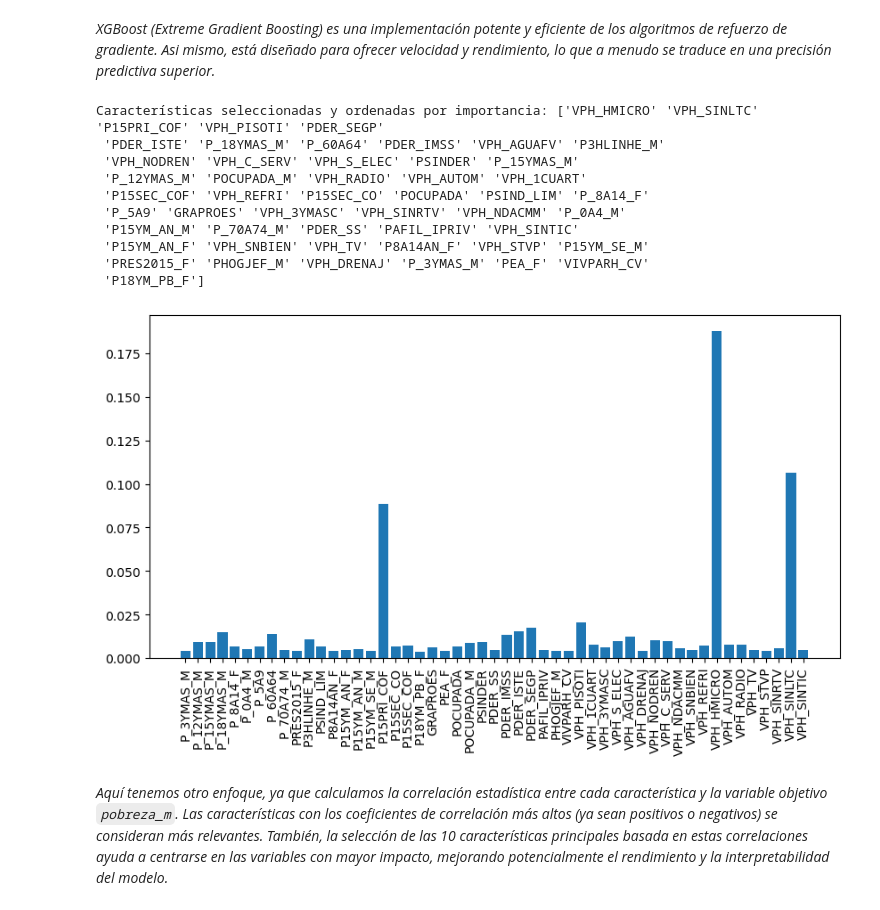
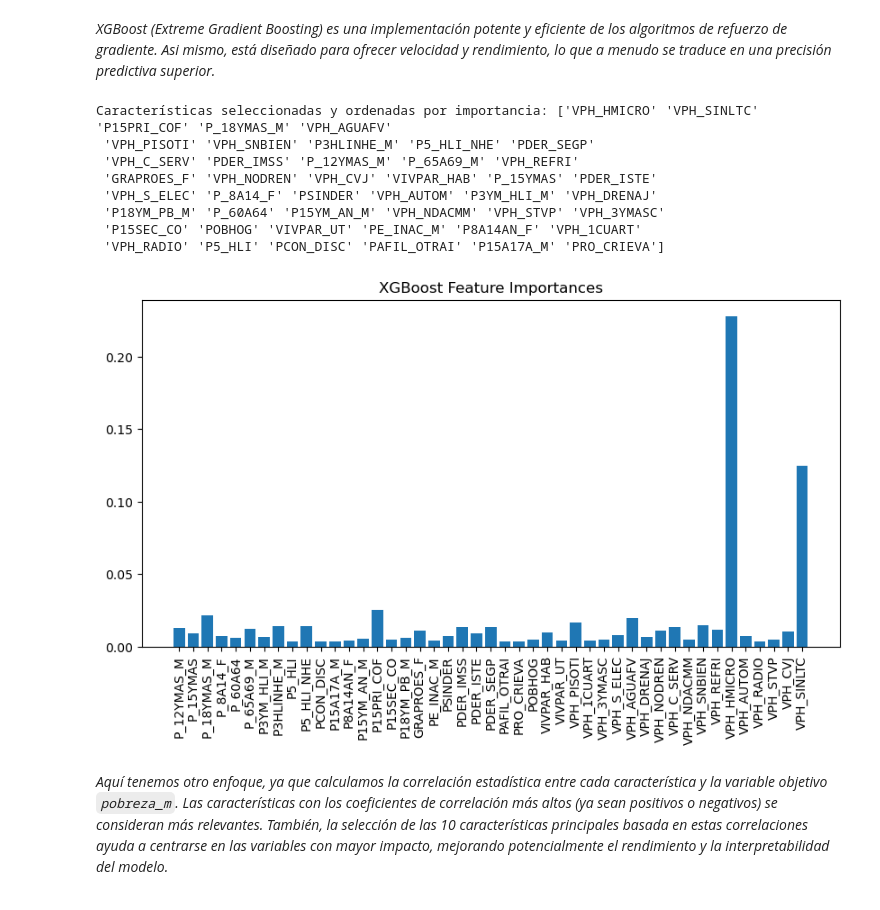
Before and after one commit to albo437/TC2004B, a Jupyter notebook: Reto Entrega 2/preparacionDeDatos.ipynb, the cells around one changed output. Drawn from its saved outputs; the diff is of its cells as text; code cells hidden in the pictures.

```diff
--- a/Reto Entrega 2/preparacionDeDatos.ipynb
+++ b/Reto Entrega 2/preparacionDeDatos.ipynb
@@ -73,18 +73,22 @@ import seaborn as sns
 *Los datos que faltan pueden dar lugar a análisis sesgados y reducir la potencia estadística de los modelos. Por lo tanto, ocupamos elimanar a las filas con valores perdidos.*
 # %%
 data = pd.read_csv('merged.csv')
-data = data.dropna()
+# find columns with missing values and impute them
+print(data.isna().sum())
+# print mean and median of last 2 columns
+print(data.iloc[:,-2:].describe())
+# fill missing values with mean
+data = data.fillna(data.median())
+data.isna().sum()
 print(data.shape)
 print(data.isna().sum())
 
 # divide columns that start with P by POBTOT and columns tht start with V by VIVTOT
-p_cols = [col for col in data.columns if col.startswith('P')]
+p_cols = [col for col in data.columns if col.startswith('P') or col.startswith('OCUPVIVPAR')]
 v_cols = [col for col in data.columns if col.startswith('V')]
 data[p_cols] = data[p_cols].div(data['POBTOT'], axis=0)
 data[v_cols] = data[v_cols].div(data['VIVTOT'], axis=0)
 
-
-
-
 data.head()
+data['OCUPVIVPAR'].describe()
 # %% [output]
@@ -199,33 +210,32 @@ Características seleccionadas y ordenadas por importancia: ['VPH_HMICRO' 'PDER_
 # %%
 from xgboost import XGBRegressor
 
 xgb = XGBRegressor(n_estimators=50).fit(X, Y_pobreza)
 selector = SelectFromModel(estimator=xgb, threshold='mean')
 selector.fit(X, Y_pobreza)
 
 selected = selector.get_support()
-s_features = names[selected]
-selected_importances = xgb.feature_importances_[selected]
-sorted_s_features = s_features[np.argsort(selected_importances)[::-1]]
+xgb_s_features = names[selected]
+xgb_selected_importances = xgb.feature_importances_[selected]
+sorted_s_features = xgb_s_features[np.argsort(xgb_selected_importances)[::-1]]
 
 print("Características seleccionadas y ordenadas por importancia:", sorted_s_features)
 # Plot the feature scores per feature
 plt.figure(figsize=(10, 5))
-plt.bar(s_features, selected_importances)
+plt.title("XGBoost Feature Importances")
+plt.bar(xgb_s_features, xgb_selected_importances)
 plt.xticks(rotation=90)
 plt.show()
 # %% [output]
-Características seleccionadas y ordenadas por importancia: ['VPH_HMICRO' 'VPH_SINLTC' 'P15PRI_COF' 'VPH_PISOTI' 'PDER_SEGP'
- 'PDER_ISTE' 'P_18YMAS_M' 'P_60A64' 'PDER_IMSS' 'VPH_AGUAFV' 'P3HLINHE_M'
- 'VPH_NODREN' 'VPH_C_SERV' 'VPH_S_ELEC' 'PSINDER' 'P_15YMAS_M'
- 'P_12YMAS_M' 'POCUPADA_M' 'VPH_RADIO' 'VPH_AUTOM' 'VPH_1CUART'
- 'P15SEC_COF' 'VPH_REFRI' 'P15SEC_CO' 'POCUPADA' 'PSIND_LIM' 'P_8A14_F'
- 'P_5A9' 'GRAPROES' 'VPH_3YMASC' 'VPH_SINRTV' 'VPH_NDACMM' 'P_0A4_M'
- 'P15YM_AN_M' 'P_70A74_M' 'PDER_SS' 'PAFIL_IPRIV' 'VPH_SINTIC'
- 'P15YM_AN_F' 'VPH_SNBIEN' 'VPH_TV' 'P8A14AN_F' 'VPH_STVP' 'P15YM_SE_M'
- 'PRES2015_F' 'PHOGJEF_M' 'VPH_DRENAJ' 'P_3YMAS_M' 'PEA_F' 'VIVPARH_CV'
- 'P18YM_PB_F']
+Características seleccionadas y ordenadas por importancia: ['VPH_HMICRO' 'VPH_SINLTC' 'P15PRI_COF' 'P_18YMAS_M' 'VPH_AGUAFV'
+ 'VPH_PISOTI' 'VPH_SNBIEN' 'P3HLINHE_M' 'P5_HLI_NHE' 'PDER_SEGP'
+ 'VPH_C_SERV' 'PDER_IMSS' 'P_12YMAS_M' 'P_65A69_M' 'VPH_REFRI'
+ 'GRAPROES_F' 'VPH_NODREN' 'VPH_CVJ' 'VIVPAR_HAB' 'P_15YMAS' 'PDER_ISTE'
+ 'VPH_S_ELEC' 'P_8A14_F' 'PSINDER' 'VPH_AUTOM' 'P3YM_HLI_M' 'VPH_DRENAJ'
+ 'P18YM_PB_M' 'P_60A64' 'P15YM_AN_M' 'VPH_NDACMM' 'VPH_STVP' 'VPH_3YMASC'
+ 'P15SEC_CO' 'POBHOG' 'VIVPAR_UT' 'PE_INAC_M' 'P8A14AN_F' 'VPH_1CUART'
+ 'VPH_RADIO' 'P5_HLI' 'PCON_DISC' 'PAFIL_OTRAI' 'P15A17A_M' 'PRO_CRIEVA']
-[figure, old version]
+[figure, new version]
 # %% [markdown]
 *Aquí tenemos otro enfoque, ya que calculamos la correlación estadística entre cada característica y la variable objetivo `pobreza_m`. Las características con los coeficientes de correlación más altos (ya sean positivos o negativos) se consideran más relevantes. También, la selección de las 10 características principales basada en estas correlaciones ayuda a centrarse en las variables con mayor impacto, mejorando potencialmente el rendimiento y la interpretabilidad del modelo.*
 # %%
```
Also changed, not shown: parts of 10 cells of this notebook, 5 other files.
